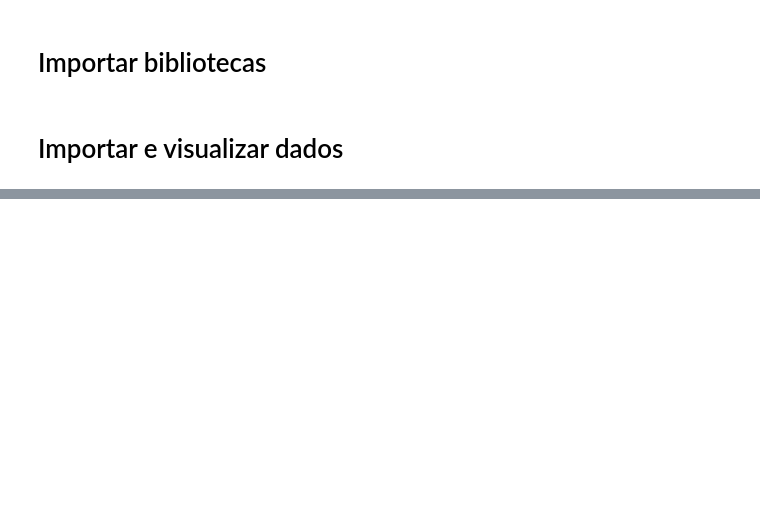
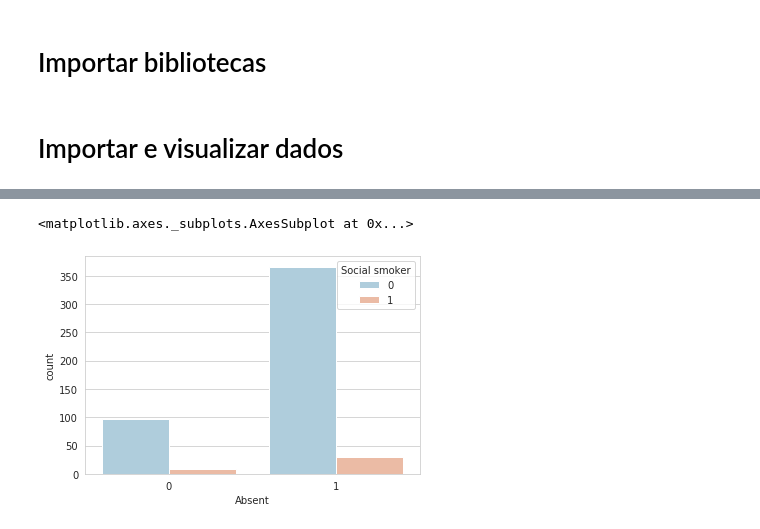
Before and after one commit to ricardomilhazes/AEC-1920, a Jupyter notebook: TP2/DataPreparation.ipynb, the cells around one changed output, grey strips where cells are left out. Drawn from its saved outputs; the diff is of its cells as text; code cells hidden in the pictures; blank space fills up the shorter version.

```diff
--- a/TP2/DataPreparation.ipynb
+++ b/TP2/DataPreparation.ipynb
@@ -26,0 +46,6 @@ train.head(10)
+# %%
+sns.set_style('whitegrid')
+sns.countplot(x='Absent',hue='Social smoker',data=train,palette='RdBu_r')
+# %% [output]
+<matplotlib.axes._subplots.AxesSubplot at 0x...>
+[figure, added]
```
Also changed, not shown: parts of 26 cells of this notebook.
